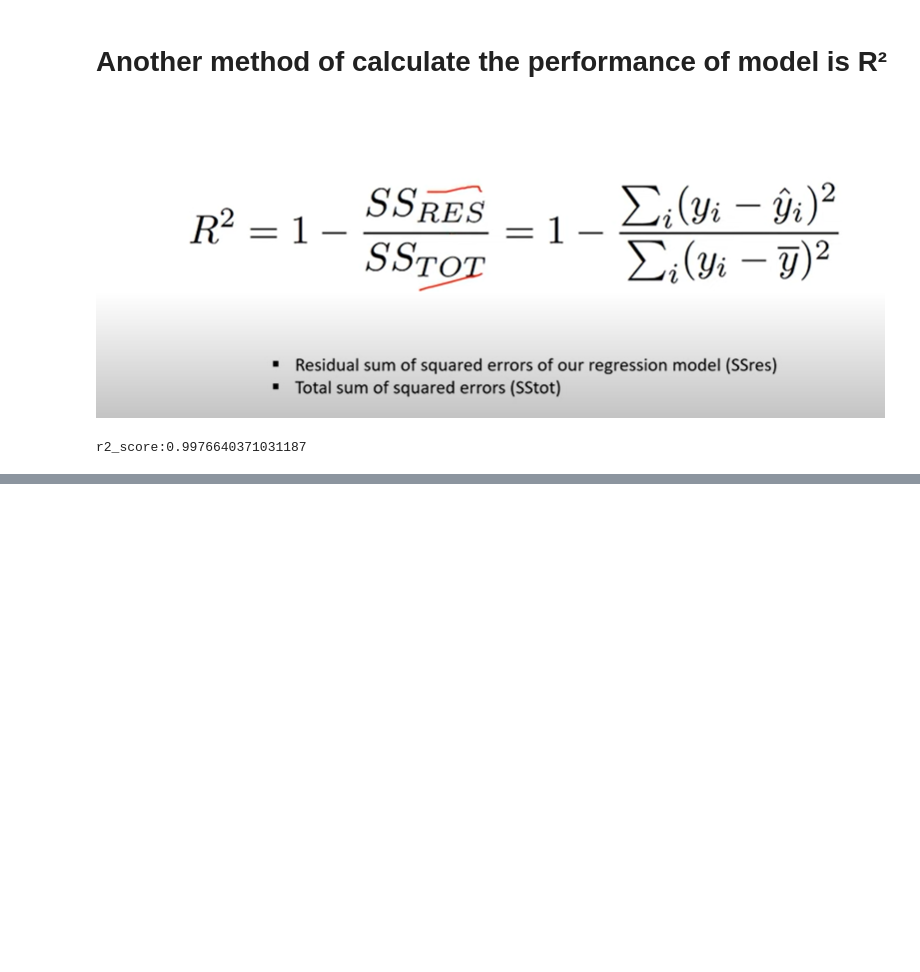
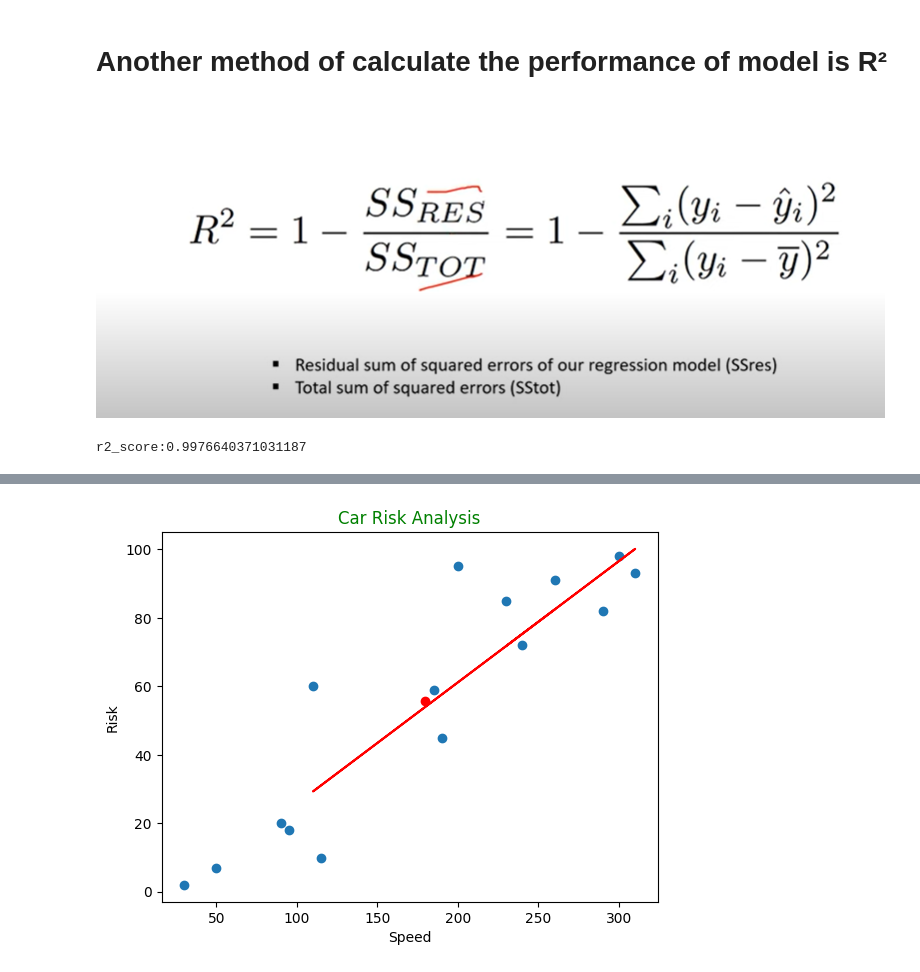
Before and after one commit to shihab-iiuc/Linear-Regression-learning, a Jupyter notebook: Linear_Regression.ipynb, the cells around one changed output, grey strips where cells are left out. Cells and saved outputs as stored; diff of their text form; code cells hidden in the pictures; blank space fills up the shorter version.

```diff
--- a/Linear_Regression.ipynb
+++ b/Linear_Regression.ipynb
@@ -116,0 +146,16 @@ r2_score:0.9976640371031187
+# %%
+from sklearn.model_selection import train_test_split
+riskanalysis=LinearRegression()
+a=ra[['speed']]
+b=ra[['risk']]
+a_train,a_test,b_train,b_test=train_test_split(a,b,test_size=0.4,random_state=13)
+riskanalysis.fit(a_train,b_train)
+plt.plot(a_test, riskanalysis.predict(a_test), color='red')
+plt.scatter(ra['speed'], ra['risk'])
+plt.scatter(ra['speed'].mean(), ra['risk'].mean(), color='Red')
+plt.xlabel('Speed')
+plt.ylabel('Risk')
+plt.title('Car Risk Analysis', color='Green')
+plt.show()
+# %% [output]
+[figure, added]
```
Also changed, not shown: parts of 11 cells of this notebook.
